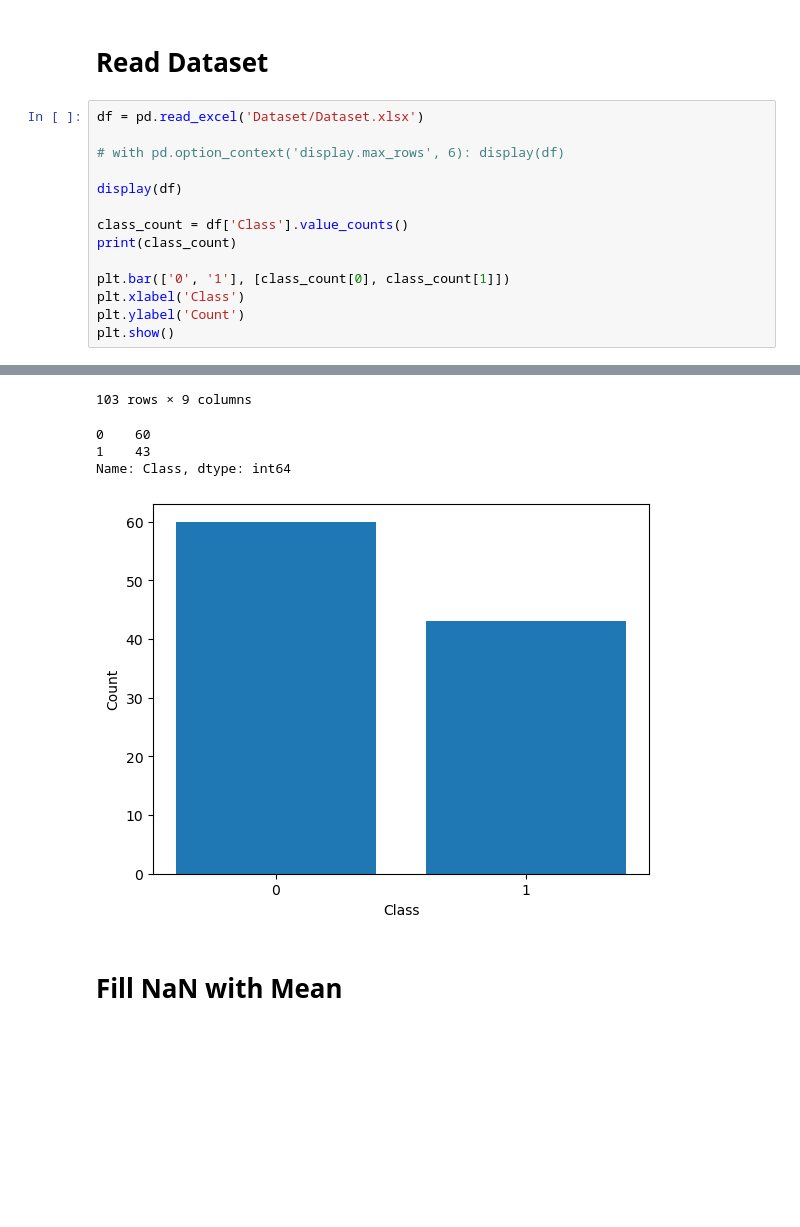
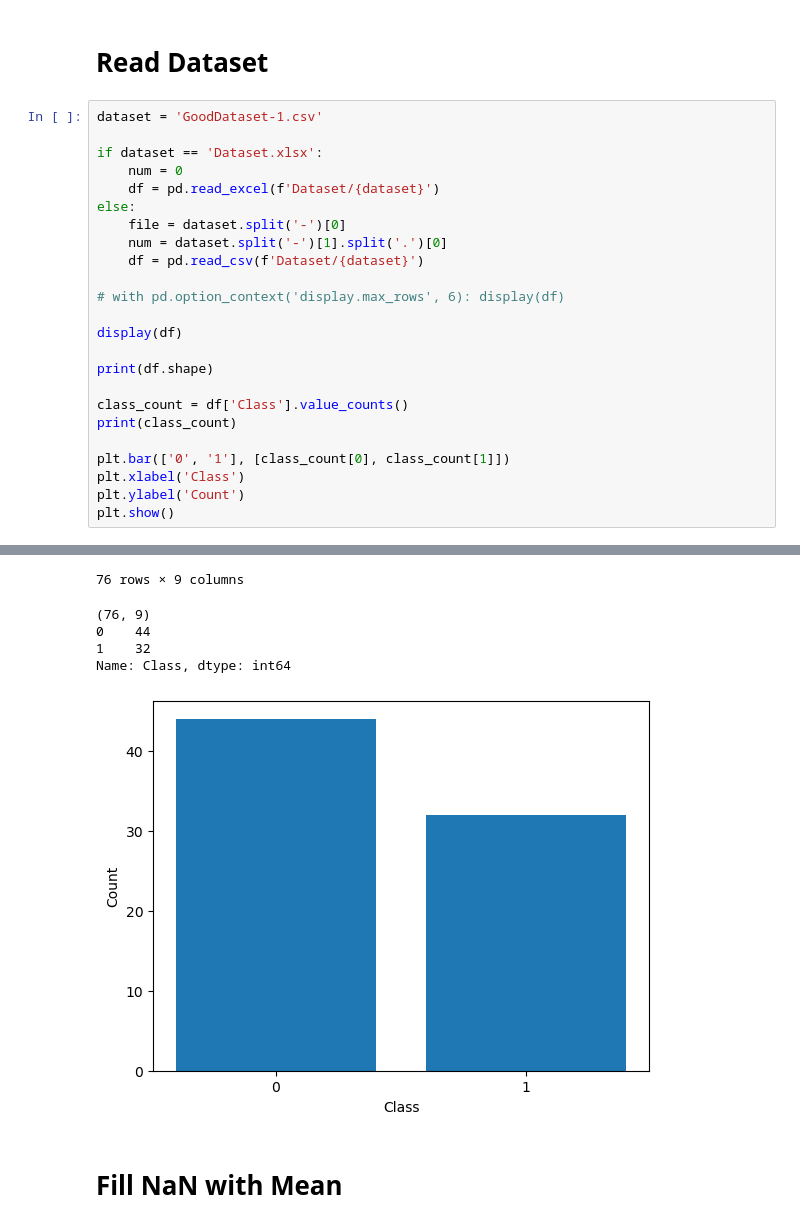
Before and after one commit to sippathamm/Mangosteen, a Jupyter notebook: ML.ipynb, the cells around one changed output, grey strips where cells are left out. Drawn from its saved outputs; the diff is of its cells as text; blank space fills up the shorter version.

```diff
--- a/ML.ipynb
+++ b/ML.ipynb
@@ -21,11 +22,21 @@ import numpy as np
 # %% [markdown]
 # Read Dataset
 # %%
-df = pd.read_excel('Dataset/Dataset.xlsx')
+dataset = 'GoodDataset-1.csv'
+
+if dataset == 'Dataset.xlsx':
+    num = 0
+    df = pd.read_excel(f'Dataset/{dataset}')
+else:
+    file = dataset.split('-')[0]
+    num = dataset.split('-')[1].split('.')[0]
+    df = pd.read_csv(f'Dataset/{dataset}')
 
 # with pd.option_context('display.max_rows', 6): display(df)
 
 display(df)
+
+print(df.shape)
 
 class_count = df['Class'].value_counts()
 print(class_count)
@@ -50,8 +61,9 @@ plt.show()
-103 rows × 9 columns
+76 rows × 9 columns
-0    60
-1    43
+(76, 9)
+0    44
+1    32
 Name: Class, dtype: int64
-[figure, old version]
+[figure, new version]
 # %% [markdown]
 # Fill NaN with Mean
 # %%
```
Also changed, not shown: parts of 36 cells of this notebook, 16 other files.
